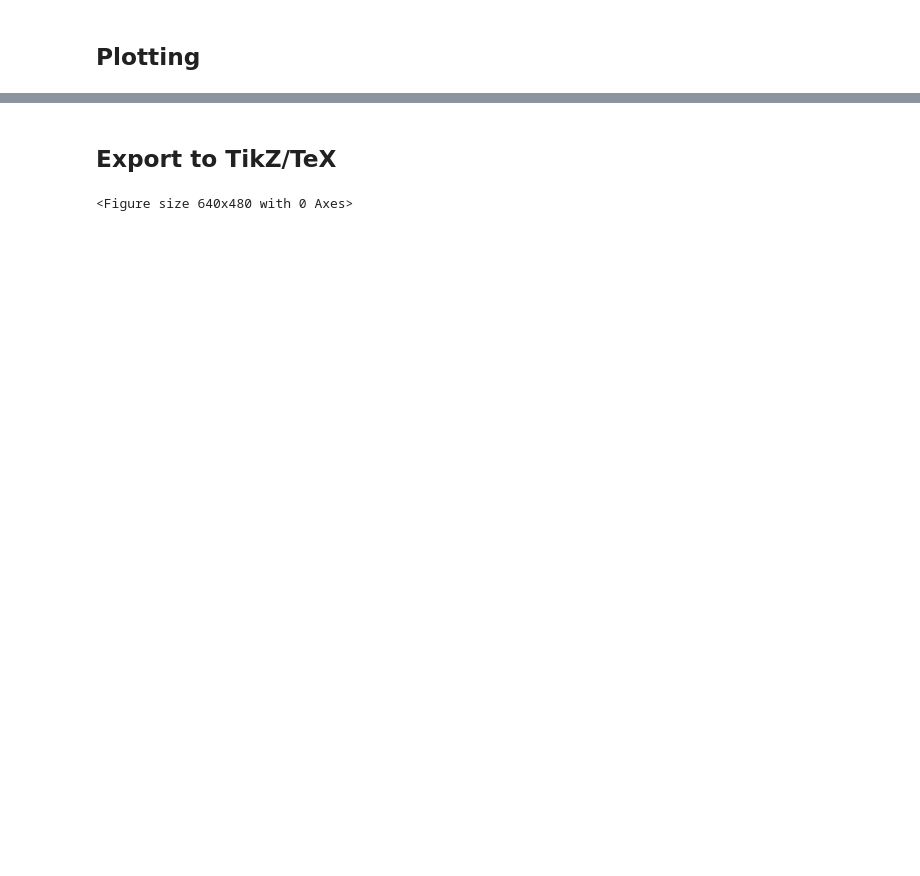
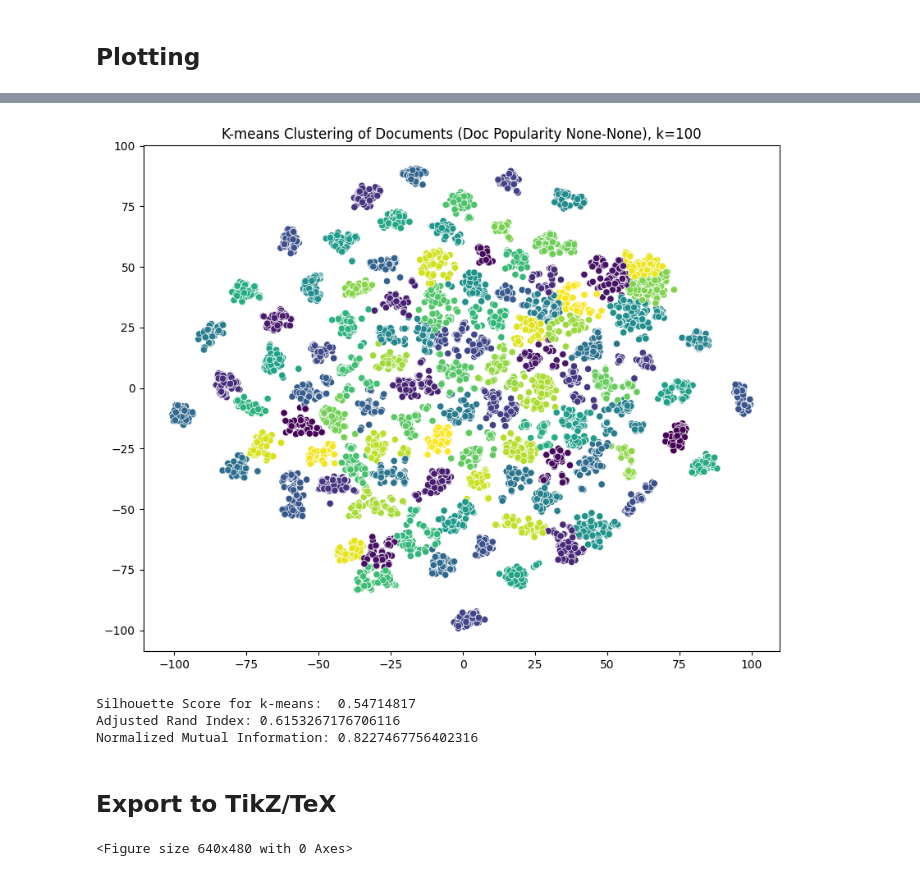
Before and after one commit to mg98/queries-is-all-you-need, a Jupyter notebook: notebooks/query_clustering.ipynb, the cells around one changed output, grey strips where cells are left out. Saved outputs shown, nothing was run; the diff lists cells and outputs as text; code cells hidden in the pictures; blank space fills up the shorter version.

```diff
--- a/notebooks/query_clustering.ipynb
+++ b/notebooks/query_clustering.ipynb
@@ -93,3 +101,34 @@ sns.scatterplot(x=embeddings_2d[:, 0], y=embeddings_2d[:, 1], hue=doc_labels.ast
+# %%
+from sklearn.cluster import KMeans
+
+# Perform K-means clustering
+kmeans = KMeans(n_clusters=n_docs, random_state=42)
+
+
+clusters = kmeans.fit_predict(embeddings_2d)
+plt.figure(figsize=(10, 8))
+plt.title(f'K-means Clustering of Documents (Doc Popularity {min_pop}-{max_pop}), k={k}')
+sns.scatterplot(x=embeddings_2d[:, 0], y=embeddings_2d[:, 1], hue=clusters, palette='viridis', legend=False)
+
+plt.show()
+
+from sklearn.metrics import silhouette_score, adjusted_rand_score, normalized_mutual_info_score
+
+silhouette_kmeans = silhouette_score(embeddings_2d, kmeans.labels_)
+print("Silhouette Score for k-means: ", silhouette_kmeans)
+
+# Calculate the Adjusted Rand Index
+ari_score = adjusted_rand_score(doc_labels, kmeans_labels)
+print("Adjusted Rand Index:", ari_score)
+
+# Calculate the Normalized Mutual Information
+nmi_score = normalized_mutual_info_score(doc_labels, kmeans_labels)
+print("Normalized Mutual Information:", nmi_score)
+# %% [output]
+[figure, added]
+Silhouette Score for k-means:  0.54714817
+Adjusted Rand Index: 0.6153267176706116
+Normalized Mutual Information: 0.8227467756402316
 # %% [markdown]
 ## Export to TikZ/TeX
 # %%
```
Also changed, not shown: parts of 2 cells of this notebook, 8 other files.
